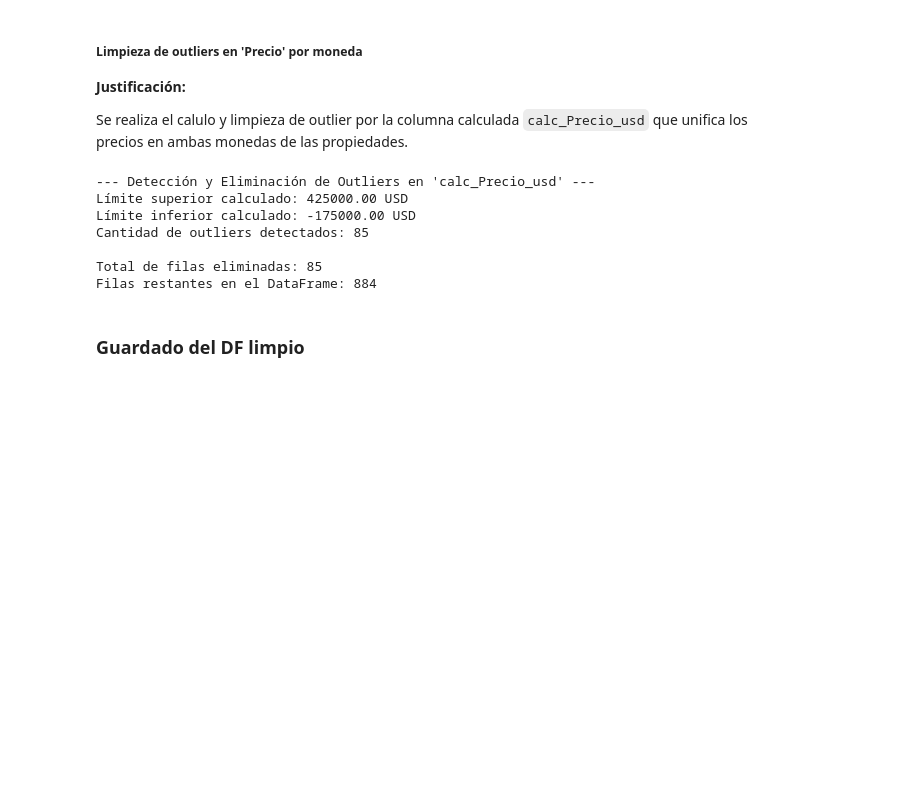
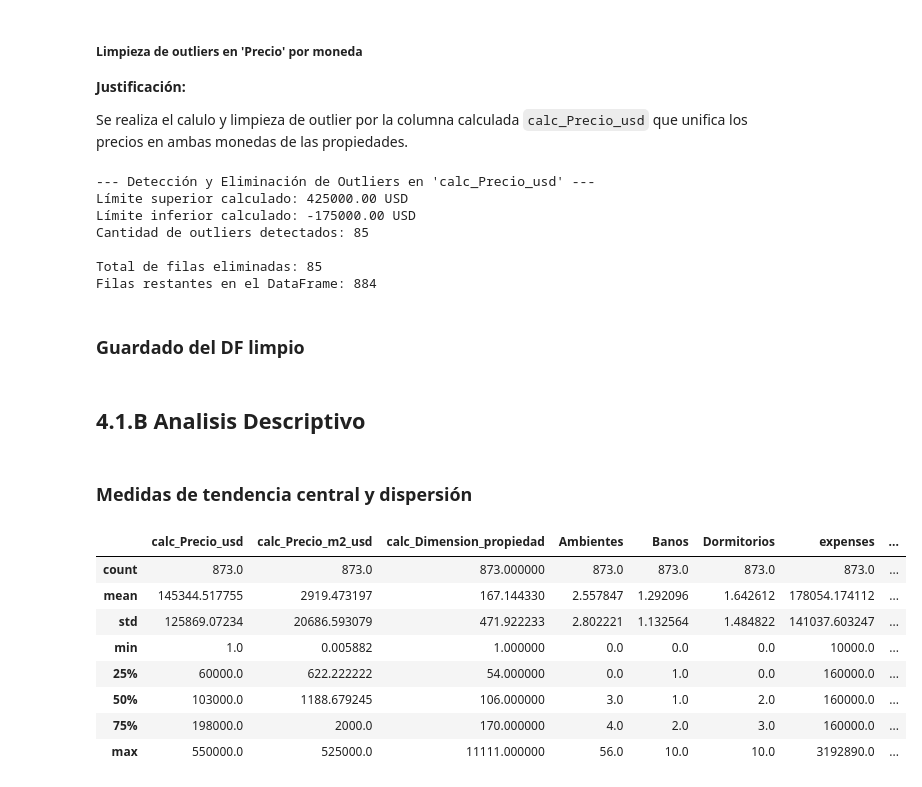
Before and after one commit to GomezMorales/TP_INTEGRADOR_CIENCIAS_DE_DATOS, a Jupyter notebook: TP_integrador_Ciencias_de_datos.ipynb, the cells around one changed output. Drawn from its saved outputs; the diff is of its cells as text; code cells hidden in the pictures; blank space fills up the shorter version.

Commit message:
Medidas de tendencia central y dispersion completadas. Seccion de tablas de frecuencia creada.

```diff
--- a/TP_integrador_Ciencias_de_datos.ipynb
+++ b/TP_integrador_Ciencias_de_datos.ipynb
@@ -747,3 +745,31 @@ Filas restantes en el DataFrame: 884
 ### Guardado del DF limpio
 # %%
 df = df_clean
+# %% [markdown]
+## 4.1.B Analisis Descriptivo
+# %% [markdown]
+### Medidas de tendencia central y dispersión
+# %%
+# Variables numéricas relevantes
+vars_numericas = [
+    'calc_Precio_usd',
+    'calc_Precio_m2_usd',
+    'calc_Dimension_propiedad',
+    'Ambientes',
+    'Banos',
+    'Dormitorios',
+    'expenses',
+    'Visualizaciones'
+]
+
+df[vars_numericas].describe()
+# %% [output]
+|  | calc_Precio_usd | calc_Precio_m2_usd | calc_Dimension_propiedad | Ambientes | Banos | Dormitorios | expenses | ... |
+| count | 873.0 | 873.0 | 873.000000 | 873.0 | 873.0 | 873.0 | 873.0 | ... |
+| mean | 145344.517755 | 2919.473197 | 167.144330 | 2.557847 | 1.292096 | 1.642612 | 178054.174112 | ... |
+| std | 125869.07234 | 20686.593079 | 471.922233 | 2.802221 | 1.132564 | 1.484822 | 141037.603247 | ... |
+| min | 1.0 | 0.005882 | 1.000000 | 0.0 | 0.0 | 0.0 | 10000.0 | ... |
+| 25% | 60000.0 | 622.222222 | 54.000000 | 0.0 | 1.0 | 0.0 | 160000.0 | ... |
+| 50% | 103000.0 | 1188.679245 | 106.000000 | 3.0 | 1.0 | 2.0 | 160000.0 | ... |
+| 75% | 198000.0 | 2000.0 | 170.000000 | 4.0 | 2.0 | 3.0 | 160000.0 | ... |
+| max | 550000.0 | 525000.0 | 11111.000000 | 56.0 | 10.0 | 10.0 | 3192890.0 | ... |
```
Also changed, not shown: parts of 12 cells of this notebook.
